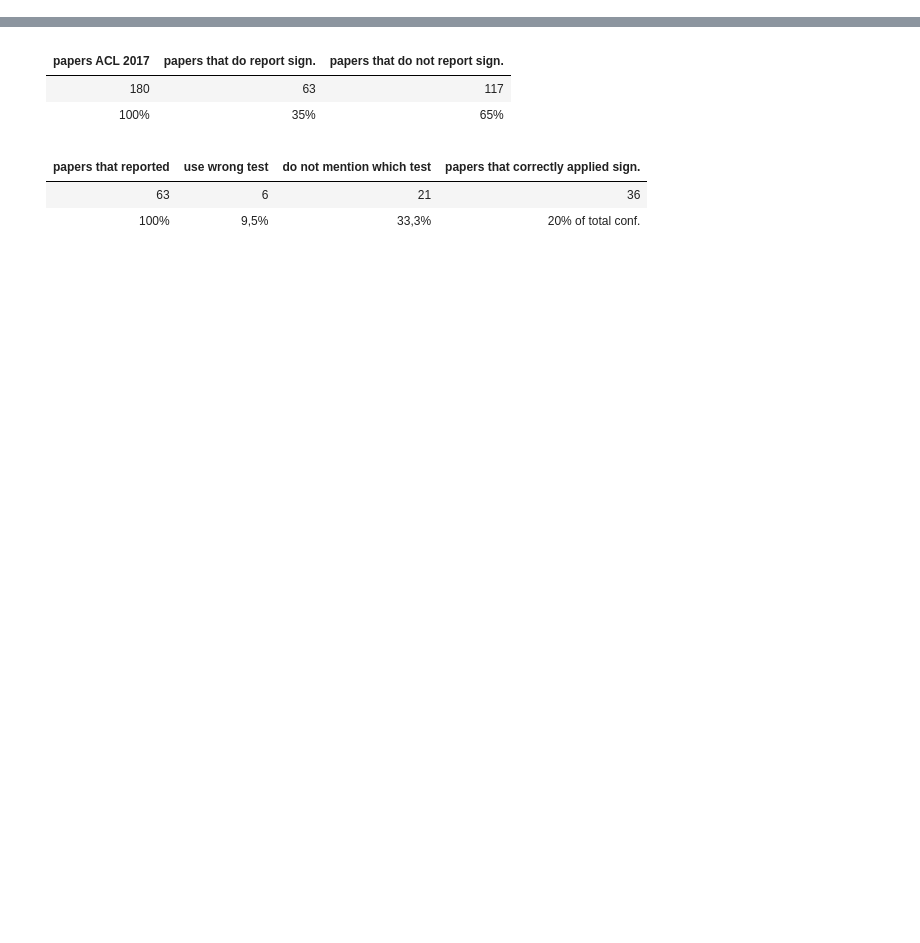
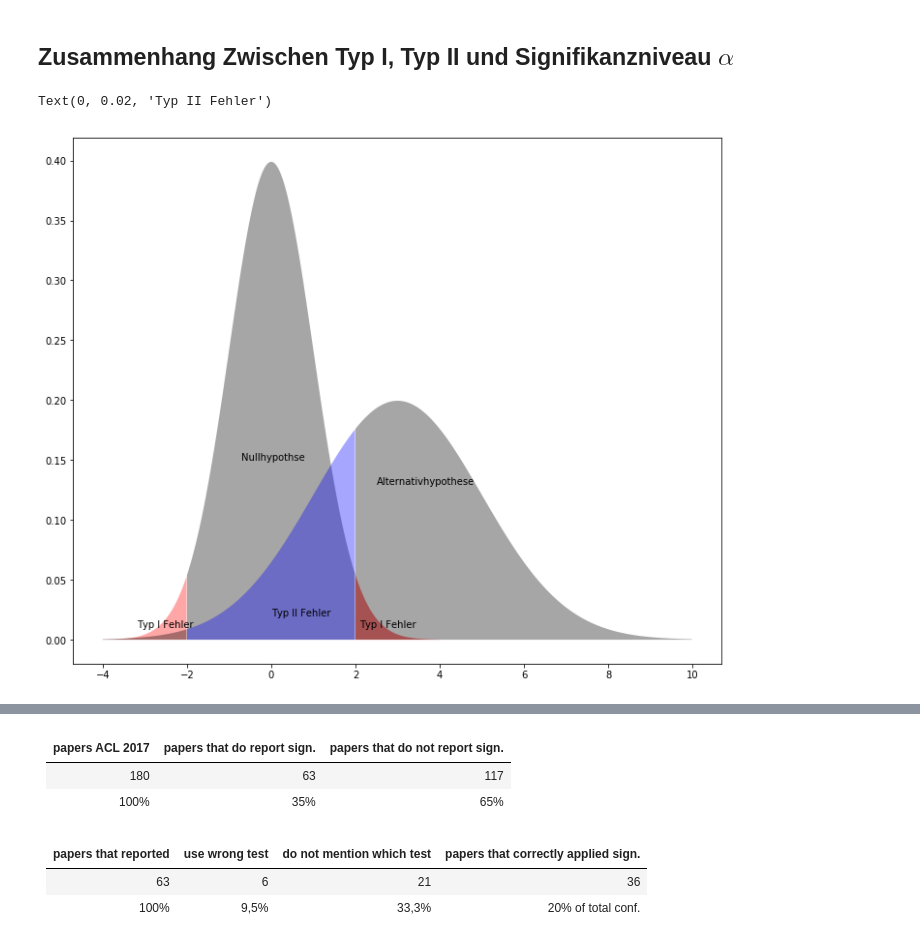
Before and after one commit to erikgraf/stest, a Jupyter notebook: StatistischeTests.ipynb, the cells around one changed output, grey strips where cells are left out. Cells and saved outputs as stored; diff of their text form; code cells hidden in the pictures; blank space fills up the shorter version.

```diff
--- a/StatistischeTests.ipynb
+++ b/StatistischeTests.ipynb
@@ -69,0 +113,43 @@ pd.Series(rsv_binom_B).plot(kind="hist", bins = 100, alpha=0.4, color = 'orange'
+# %% [markdown]
+## Zusammenhang Zwischen Typ I, Typ II und Signifikanzniveau $\alpha$
+# %%
+plt.figure(figsize=(12,10))
+
+plt.fill_between(x=np.arange(-4,-2,0.01),
+                 y1= stats.norm.pdf(np.arange(-4,-2,0.01)) ,
+                 facecolor='red',
+                 alpha=0.35)
+
+plt.fill_between(x=np.arange(-2,2,0.01),
+                 y1= stats.norm.pdf(np.arange(-2,2,0.01)) ,
+                 facecolor='black',
+                 alpha=0.35)
+
+plt.fill_between(x=np.arange(2,4,0.01),
+                 y1= stats.norm.pdf(np.arange(2,4,0.01)) ,
+                 facecolor='red',
+                 alpha=0.5)
+
+plt.fill_between(x=np.arange(-4,-2,0.01),
+                 y1= stats.norm.pdf(np.arange(-4,-2,0.01),loc=3, scale=2) ,
+                 facecolor='black',
+                 alpha=0.35)
+
+plt.fill_between(x=np.arange(-2,2,0.01),
+                 y1= stats.norm.pdf(np.arange(-2,2,0.01),loc=3, scale=2) ,
+                 facecolor='blue',
+                 alpha=0.35)
+
+plt.fill_between(x=np.arange(2,10,0.01),
+                 y1= stats.norm.pdf(np.arange(2,10,0.01),loc=3, scale=2),
+                 facecolor='black',
+                 alpha=0.35)
+
+plt.text(x=-0.7, y=0.15, s= "Nullhypothse")
+plt.text(x=2.5, y=0.13, s= "Alternativhypothese")
+plt.text(x=2.1, y=0.01, s= "Typ I Fehler")
+plt.text(x=-3.2, y=0.01, s= "Typ I Fehler")
+plt.text(x=0, y=0.02, s= "Typ II Fehler")
+# %% [output]
+Text(0, 0.02, 'Typ II Fehler')
+[figure, added]
```
Also changed, not shown: parts of 28 cells of this notebook.
